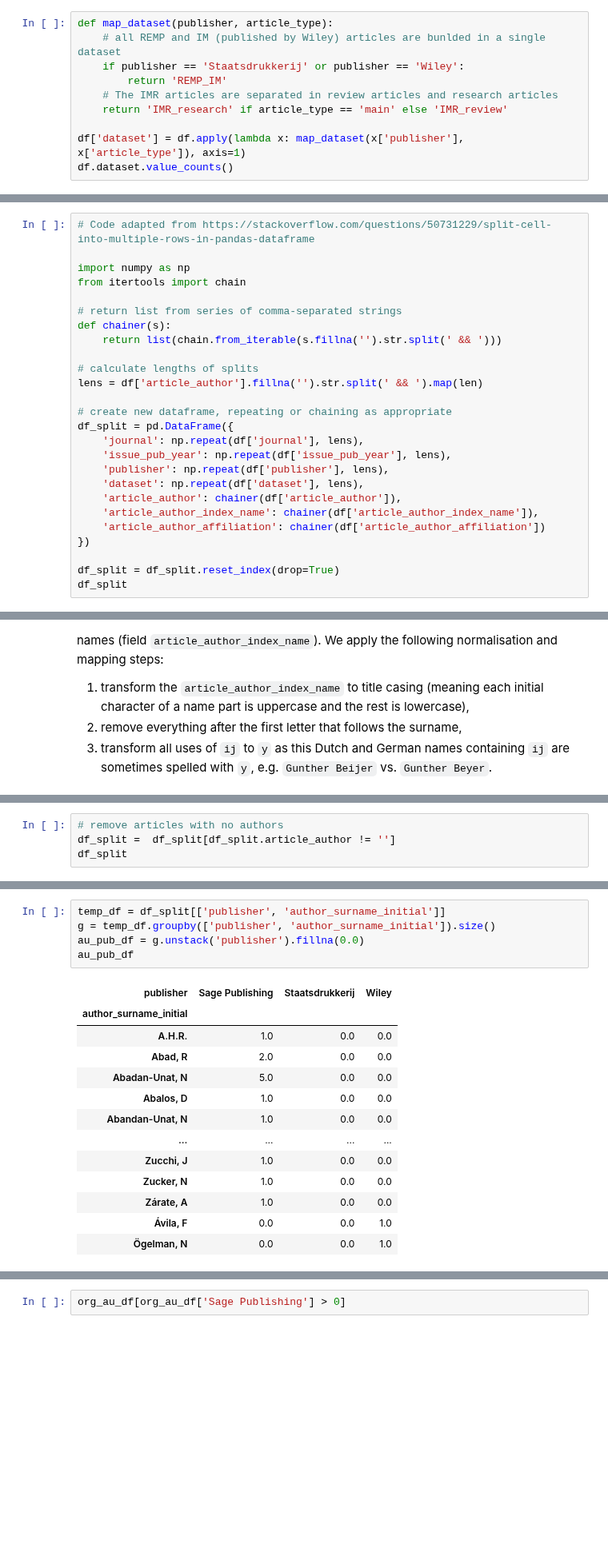
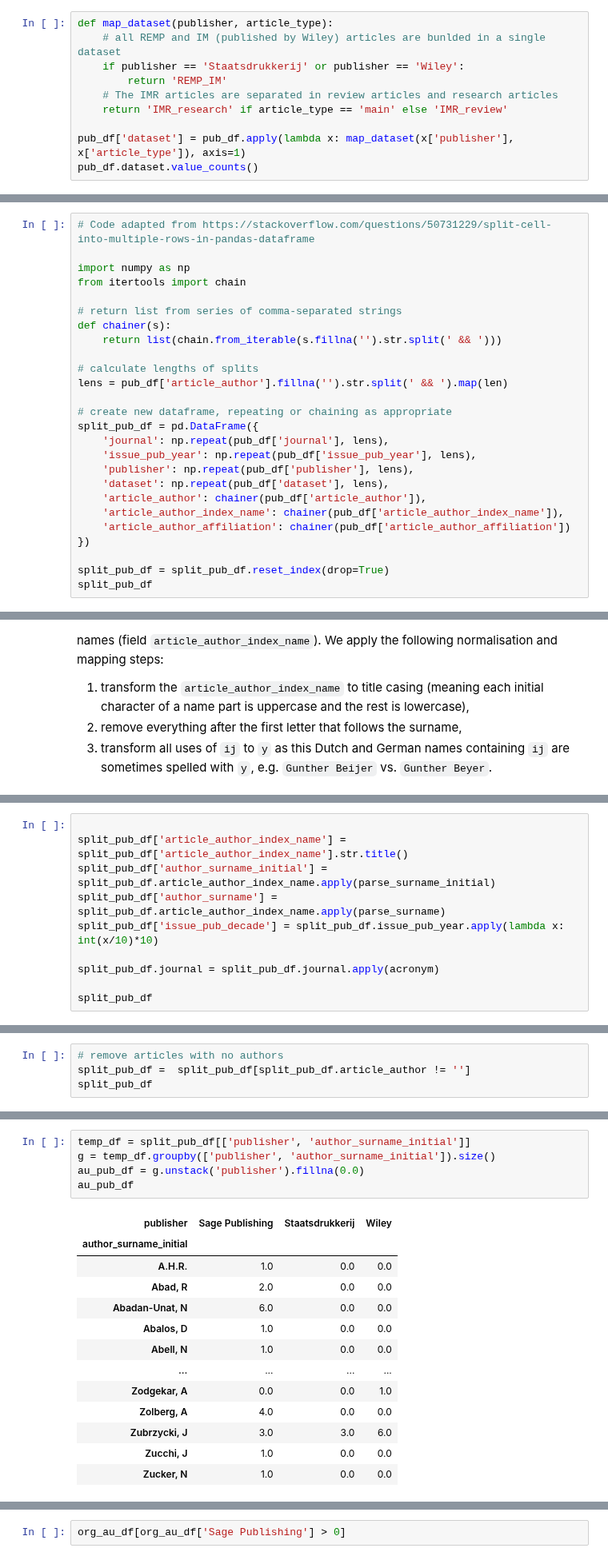
Before and after one commit to HoekR/migrant_discourse, a Jupyter notebook: notebooks/Community-overlap-analysis.ipynb, the cells around one changed output, grey strips where cells are left out. Shown at 80% size. Cells and saved outputs as stored; diff of their text form; blank space fills up the shorter version.

```diff
--- a/notebooks/Community-overlap-analysis.ipynb
+++ b/notebooks/Community-overlap-analysis.ipynb
@@ -37,8 +37,8 @@ def map_dataset(publisher, article_type):
     # The IMR articles are separated in review articles and research articles
     return 'IMR_research' if article_type == 'main' else 'IMR_review'
 
-df['dataset'] = df.apply(lambda x: map_dataset(x['publisher'], x['article_type']), axis=1)
-df.dataset.value_counts()
+pub_df['dataset'] = pub_df.apply(lambda x: map_dataset(x['publisher'], x['article_type']), axis=1)
+pub_df.dataset.value_counts()
 # %% [output]
 IMR_review      1842
 IMR_research    1539
@@ -69,21 +119,21 @@ def chainer(s):
     return list(chain.from_iterable(s.fillna('').str.split(' && ')))
 
 # calculate lengths of splits
-lens = df['article_author'].fillna('').str.split(' && ').map(len)
+lens = pub_df['article_author'].fillna('').str.split(' && ').map(len)
 
 # create new dataframe, repeating or chaining as appropriate
-df_split = pd.DataFrame({
-    'journal': np.repeat(df['journal'], lens),
-    'issue_pub_year': np.repeat(df['issue_pub_year'], lens),
-    'publisher': np.repeat(df['publisher'], lens),
-    'dataset': np.repeat(df['dataset'], lens),
-    'article_author': chainer(df['article_author']),
-    'article_author_index_name': chainer(df['article_author_index_name']),
-    'article_author_affiliation': chainer(df['article_author_affiliation'])
+split_pub_df = pd.DataFrame({
+    'journal': np.repeat(pub_df['journal'], lens),
+    'issue_pub_year': np.repeat(pub_df['issue_pub_year'], lens),
+    'publisher': np.repeat(pub_df['publisher'], lens),
+    'dataset': np.repeat(pub_df['dataset'], lens),
+    'article_author': chainer(pub_df['article_author']),
+    'article_author_index_name': chainer(pub_df['article_author_index_name']),
+    'article_author_affiliation': chainer(pub_df['article_author_affiliation'])
 })
 
-df_split = df_split.reset_index(drop=True)
-df_split
+split_pub_df = split_pub_df.reset_index(drop=True)
+split_pub_df
 # %% [output]
 |  | journal | issue_pub_year | publisher | dataset | article_author | article_author_index_name | ... |
 | 0 | Publications of the research grou... | 1951 | Staatsdrukkerij | REMP_IM | Wander, H. | Wander, H. | ... |
@@ -170,0 +230,10 @@ df_split
+# %%
+
+split_pub_df['article_author_index_name'] = split_pub_df['article_author_index_name'].str.title()
+split_pub_df['author_surname_initial'] = split_pub_df.article_author_index_name.apply(parse_surname_initial)
+split_pub_df['author_surname'] = split_pub_df.article_author_index_name.apply(parse_surname)
+split_pub_df['issue_pub_decade'] = split_pub_df.issue_pub_year.apply(lambda x: int(x/10)*10)
+
+split_pub_df.journal = split_pub_df.journal.apply(acronym)
+
+split_pub_df
@@ -171,7 +259,7 @@ df_split
 # %%
 # remove articles with no authors
-df_split =  df_split[df_split.article_author != '']
-df_split
+split_pub_df =  split_pub_df[split_pub_df.article_author != '']
+split_pub_df
 # %% [output]
 |  | journal | issue_pub_year | publisher | dataset | article_author | article_author_index_name | ... |
 | 0 | IMR | 1951 | Staatsdrukkerij | REMP_IM | Wander, H. | Wander, H. | ... |
@@ -218,19 +308,19 @@ df_split[df_split.author_surname == 'Mast, Van Der']
 # %%
-temp_df = df_split[['publisher', 'author_surname_initial']]
+temp_df = split_pub_df[['publisher', 'author_surname_initial']]
 g = temp_df.groupby(['publisher', 'author_surname_initial']).size()
 au_pub_df = g.unstack('publisher').fillna(0.0)
 au_pub_df
 # %% [output]
 | publisher | Sage Publishing | Staatsdrukkerij | Wiley |
 | author_surname_initial |  |  |  |
 | A.H.R. | 1.0 | 0.0 | 0.0 |
 | Abad, R | 2.0 | 0.0 | 0.0 |
-| Abadan-Unat, N | 5.0 | 0.0 | 0.0 |
+| Abadan-Unat, N | 6.0 | 0.0 | 0.0 |
 | Abalos, D | 1.0 | 0.0 | 0.0 |
-| Abandan-Unat, N | 1.0 | 0.0 | 0.0 |
+| Abell, N | 1.0 | 0.0 | 0.0 |
 | ... | ... | ... | ... |
+| Zodgekar, A | 0.0 | 0.0 | 1.0 |
+| Zolberg, A | 4.0 | 0.0 | 0.0 |
+| Zubrzycki, J | 3.0 | 3.0 | 6.0 |
 | Zucchi, J | 1.0 | 0.0 | 0.0 |
 | Zucker, N | 1.0 | 0.0 | 0.0 |
-| Zárate, A | 1.0 | 0.0 | 0.0 |
-| Ávila, F | 0.0 | 0.0 | 1.0 |
-| Ögelman, N | 0.0 | 0.0 | 1.0 |
```
Also changed, not shown: parts of 28 cells of this notebook, 9 other files.
